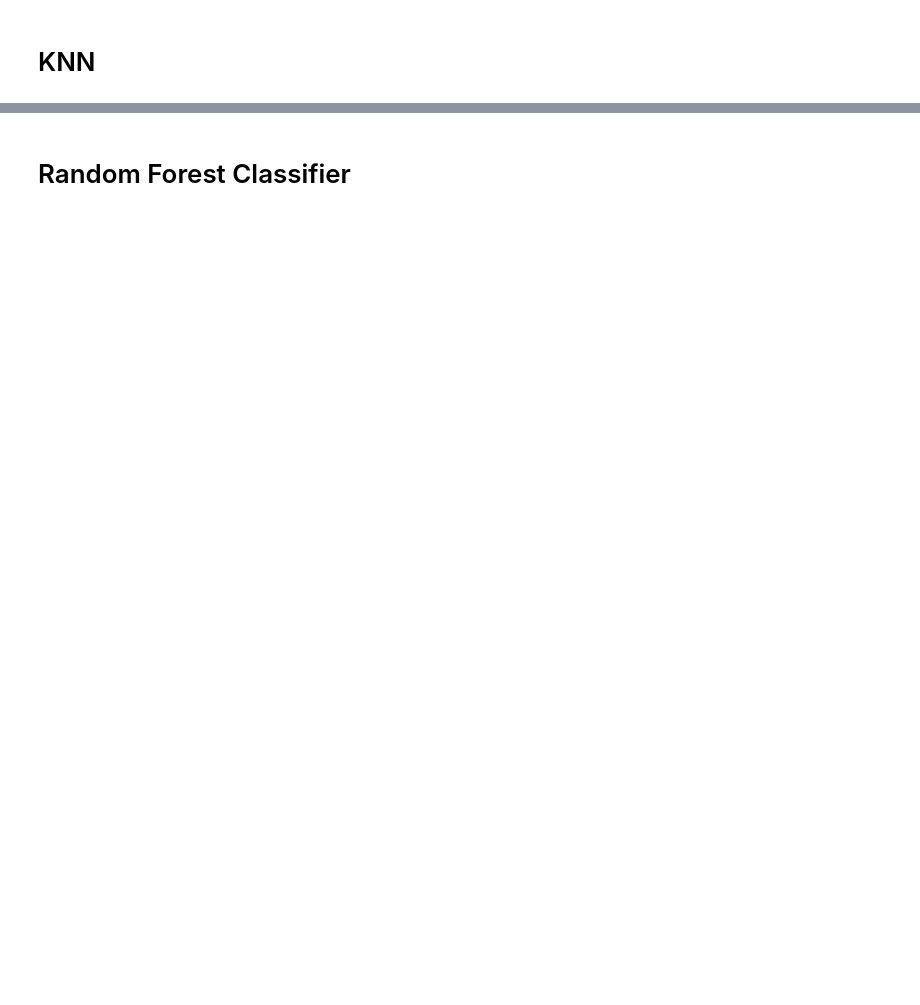
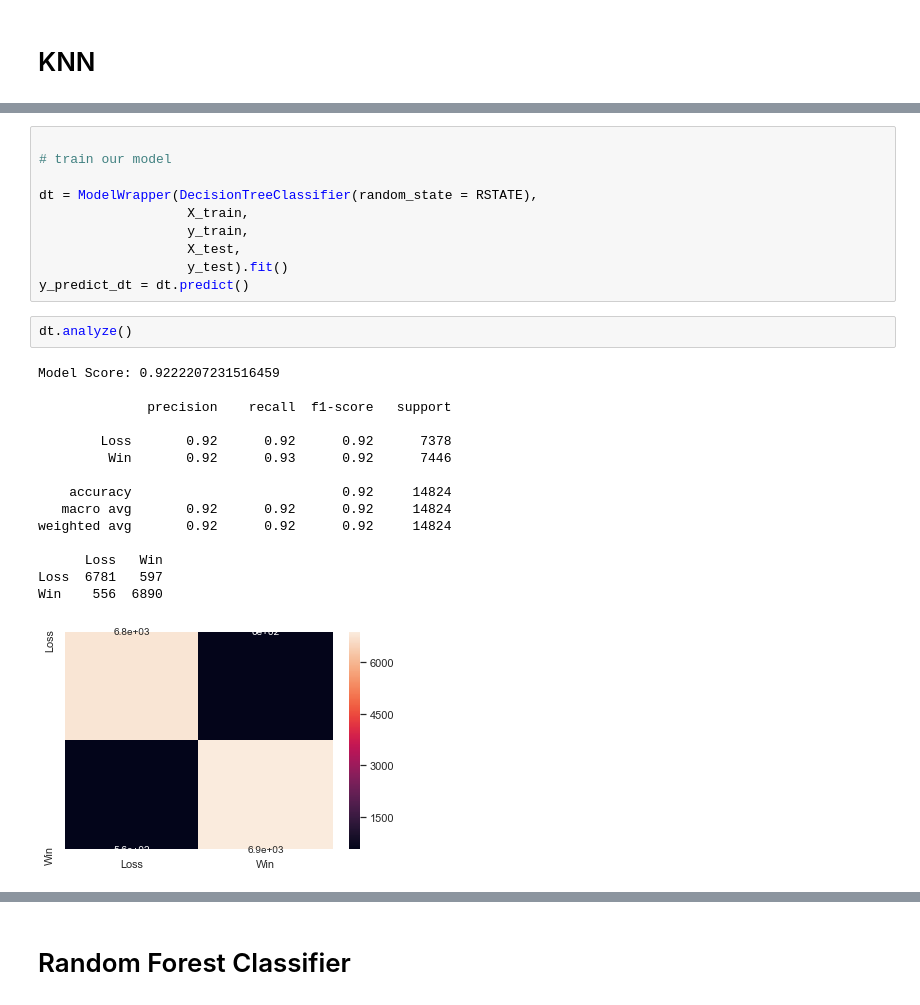
Before and after one commit to sv650s/atp-tennis-predictions, a Jupyter notebook: notebooks/5.1-atp_sklearn_classifier-ohe.ipynb, the cells around one changed output, grey strips where cells are left out. Drawn from its saved outputs; the diff is of its cells as text; blank space fills up the shorter version.

```diff
--- a/notebooks/5.1-atp_sklearn_classifier-ohe.ipynb
+++ b/notebooks/5.1-atp_sklearn_classifier-ohe.ipynb
@@ -159,0 +168,28 @@ pickle.dump(knn, open(MODEL_FILE_KNN, 'wb'))
+# %%
+
+# train our model
+
+dt = ModelWrapper(DecisionTreeClassifier(random_state = RSTATE),
+                   X_train,
+                   y_train,
+                   X_test,
+                   y_test).fit()
+y_predict_dt = dt.predict()
+# %%
+dt.analyze()
+# %% [output]
+Model Score: 0.9222207231516459
+
+              precision    recall  f1-score   support
+
+        Loss       0.92      0.92      0.92      7378
+         Win       0.92      0.93      0.92      7446
+
+    accuracy                           0.92     14824
+   macro avg       0.92      0.92      0.92     14824
+weighted avg       0.92      0.92      0.92     14824
+
+      Loss   Win
+Loss  6781   597
+Win    556  6890
+[figure, added]
```
Also changed, not shown: parts of 65 cells of this notebook, 5 other files.
